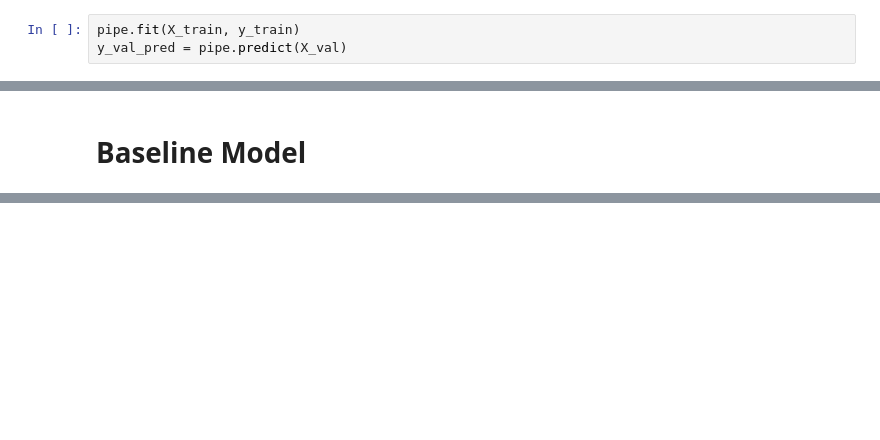
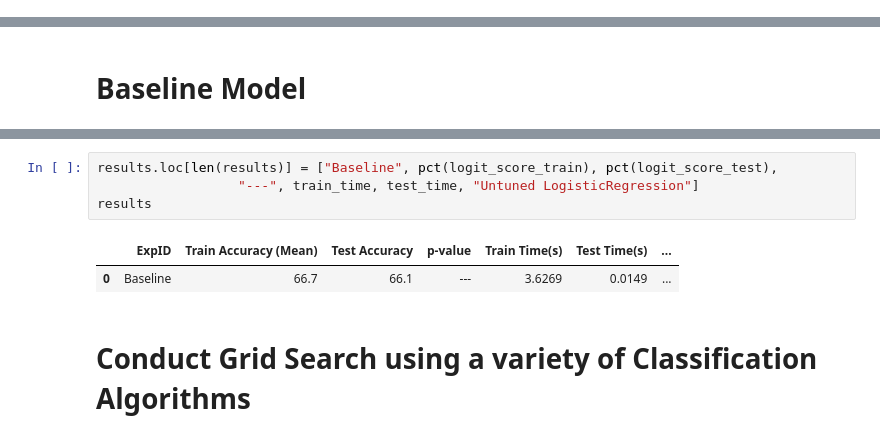
Before and after one commit to manikagita/AML-, a Jupyter notebook: CostaRicaPovertyLevelPrediction.ipynb, the cells around one changed output, grey strips where cells are left out. Cells and saved outputs as stored; diff of their text form; blank space fills up the shorter version.

```diff
--- a/CostaRicaPovertyLevelPrediction.ipynb
+++ b/CostaRicaPovertyLevelPrediction.ipynb
@@ -1260,3 +1423,0 @@ pipe = Pipeline([
-# %%
-pipe.fit(X_train, y_train)
-y_val_pred = pipe.predict(X_val)
@@ -1351,0 +1460,9 @@ NameError: name 'scorer' is not defined
+# %%
+results.loc[len(results)] = ["Baseline", pct(logit_score_train), pct(logit_score_test),
+                  "---", train_time, test_time, "Untuned LogisticRegression"]
+results
+# %% [output]
+|  | ExpID | Train Accuracy (Mean) | Test Accuracy | p-value | Train Time(s) | Test Time(s) | ... |
+| 0 | Baseline | 66.7 | 66.1 | --- | 3.6269 | 0.0149 | ... |
+# %% [markdown]
+# Conduct Grid Search using a variety of Classification Algorithms
```
Also changed, not shown: parts of 107 cells of this notebook, 1 other file.
